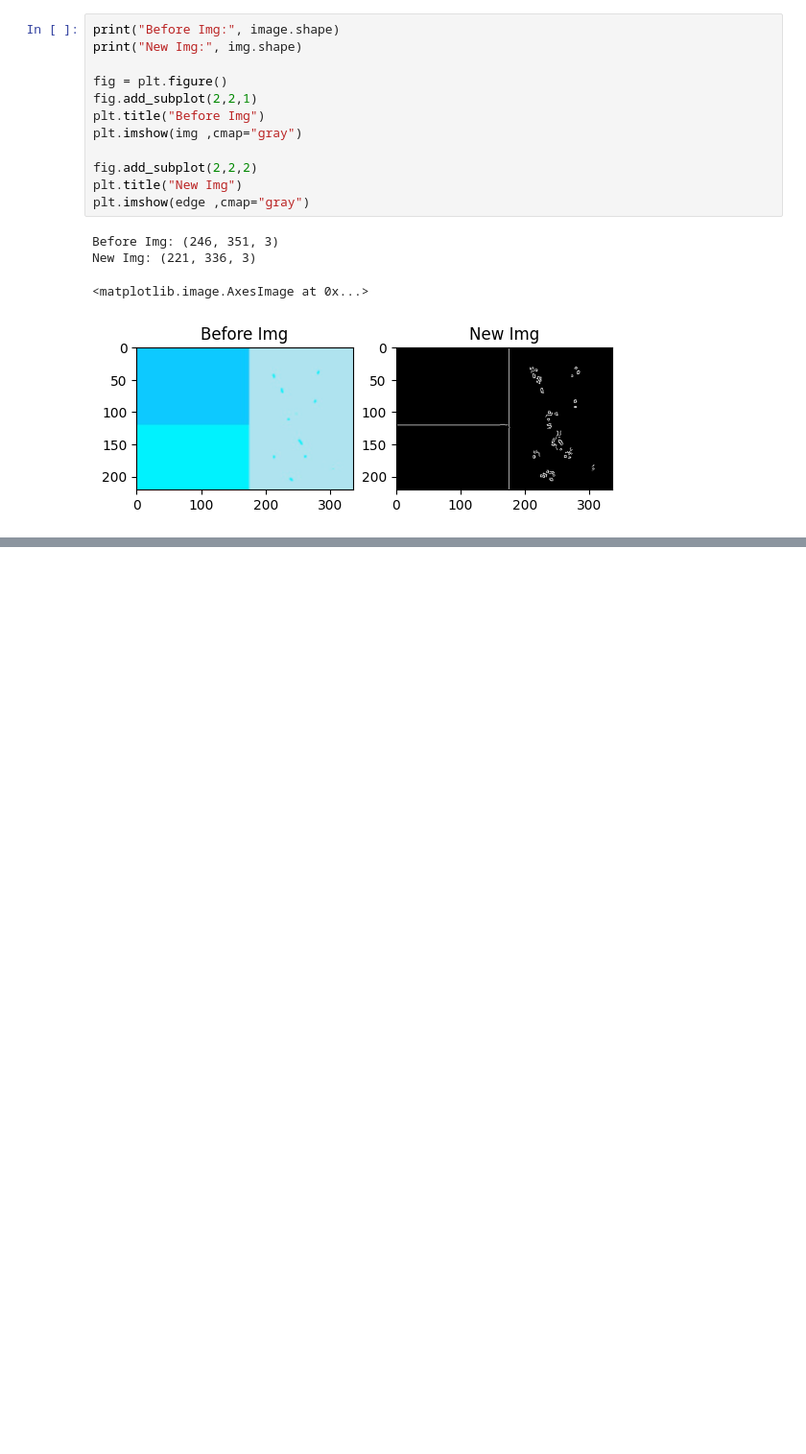
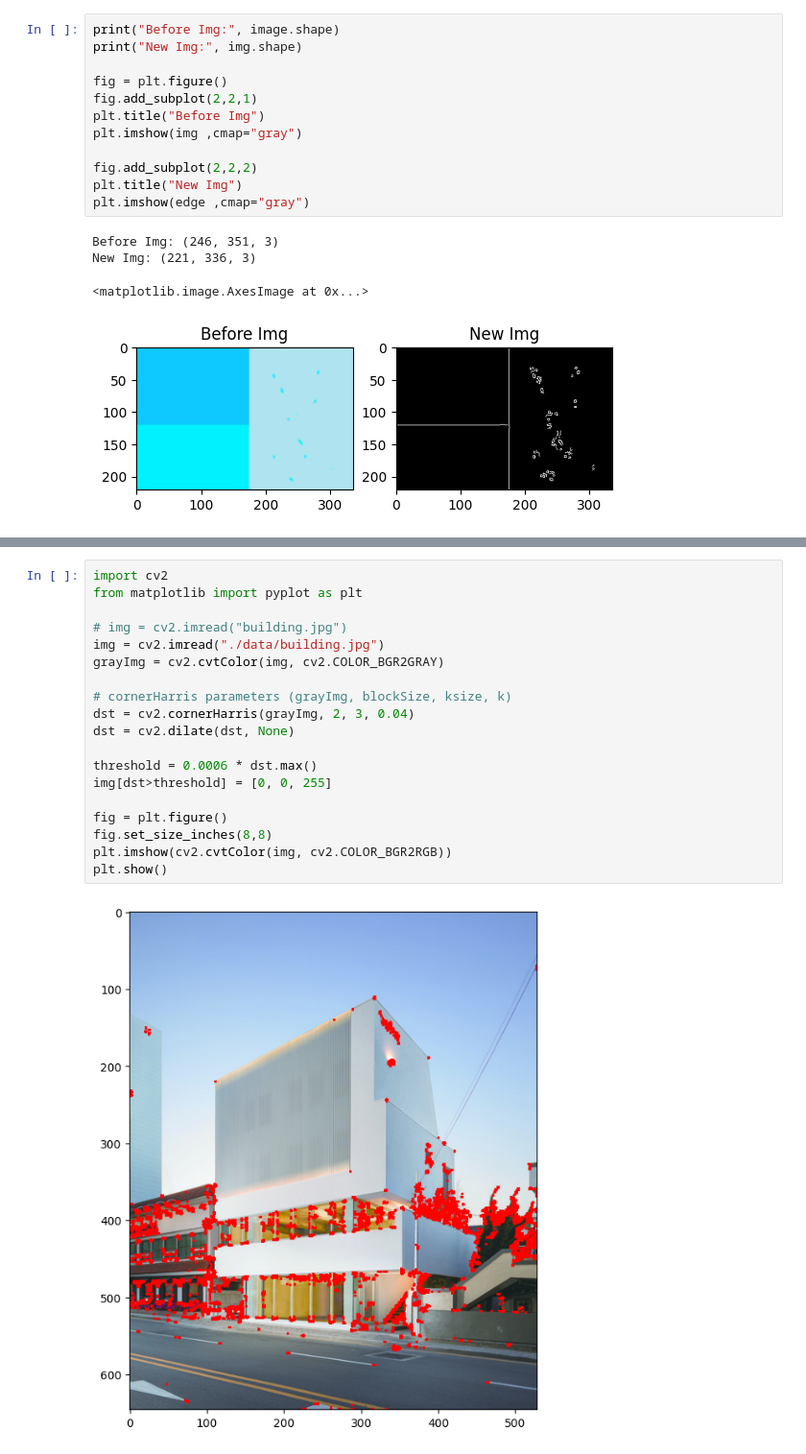
Before and after one commit to Ammar-Man/Computer_Vision, a Jupyter notebook: pixelmask_test.ipynb, the cells around one changed output, grey strips where cells are left out. Shown at 96% size. Cells and saved outputs as stored; diff of their text form; blank space fills up the shorter version.

```diff
--- a/pixelmask_test.ipynb
+++ b/pixelmask_test.ipynb
@@ -116,0 +138,21 @@ New Img: (221, 336, 3)
+# %%
+import cv2
+from matplotlib import pyplot as plt
+
+# img = cv2.imread("building.jpg")
+img = cv2.imread("./data/building.jpg")
+grayImg = cv2.cvtColor(img, cv2.COLOR_BGR2GRAY)
+
+# cornerHarris parameters (grayImg, blockSize, ksize, k)
+dst = cv2.cornerHarris(grayImg, 2, 3, 0.04)
+dst = cv2.dilate(dst, None)
+
+threshold = 0.0006 * dst.max()
+img[dst>threshold] = [0, 0, 255]
+
+fig = plt.figure()
+fig.set_size_inches(8,8)
+plt.imshow(cv2.cvtColor(img, cv2.COLOR_BGR2RGB))
+plt.show()
+# %% [output]
+[figure, added]
```
Also changed, not shown: parts of 3 cells of this notebook, 2 other files.
